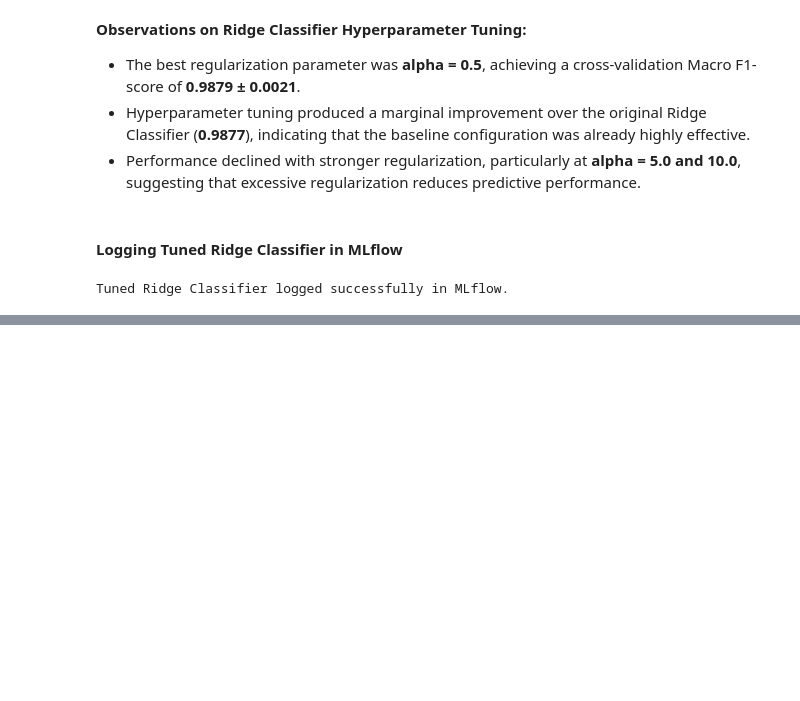
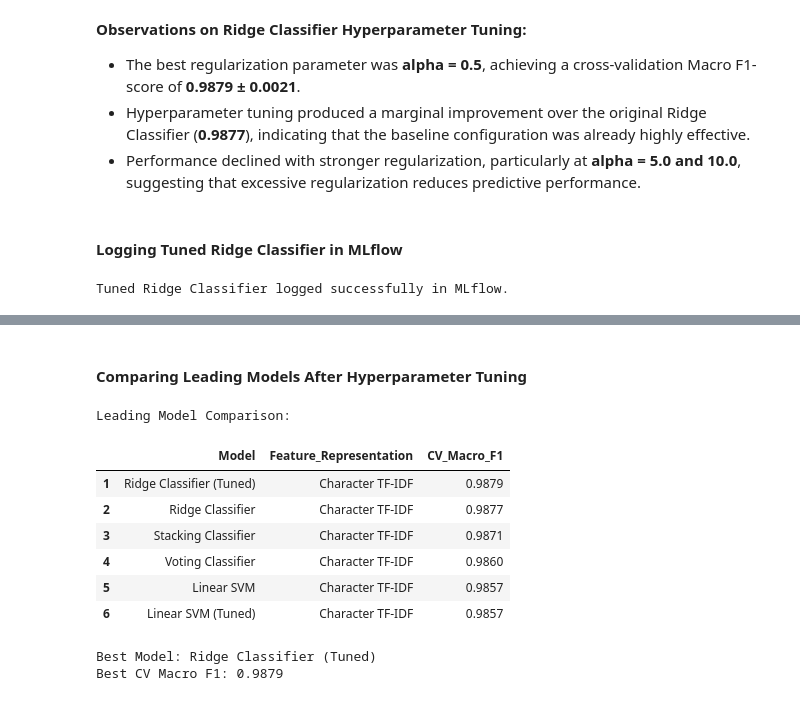
Before and after one commit to TejasMJ/Product-Taxonomy-Intelligence, a Jupyter notebook: notebooks/05_model_development.ipynb, the cells around one changed output, grey strips where cells are left out. Cells and saved outputs as stored; diff of their text form; code cells hidden in the pictures; blank space fills up the shorter version.

```diff
--- a/notebooks/05_model_development.ipynb
+++ b/notebooks/05_model_development.ipynb
@@ -4042,0 +4191,71 @@ Tuned Ridge Classifier logged successfully in MLflow.
+# %% [markdown]
+#### Comparing Leading Models After Hyperparameter Tuning
+# %%
+# Preparing leading model comparison
+leading_models_comparison_df = pd.DataFrame([
+    {
+        "Model": "Ridge Classifier (Tuned)",
+        "Feature_Representation": "Character TF-IDF",
+        "CV_Macro_F1": ridge_grid_search.best_score_
+    },
+    {
+        "Model": "Ridge Classifier",
+        "Feature_Representation": "Character TF-IDF",
+        "CV_Macro_F1": 0.9877
+    },
+    {
+        "Model": "Stacking Classifier",
+        "Feature_Representation": "Character TF-IDF",
+        "CV_Macro_F1": 0.9871
+    },
+    {
+        "Model": "Linear SVM (Tuned)",
+        "Feature_Representation": "Character TF-IDF",
+        "CV_Macro_F1": svm_grid_search.best_score_
+    },
+    {
+        "Model": "Linear SVM",
+        "Feature_Representation": "Character TF-IDF",
+        "CV_Macro_F1": 0.9857
+    },
+    {
+        "Model": "Voting Classifier",
+        "Feature_Representation": "Character TF-IDF",
+        "CV_Macro_F1": 0.9860
+    }
+])
+
+# Ranking models by cross-validation performance
+leading_models_comparison_df = (
+    leading_models_comparison_df
+    .sort_values(
+        "CV_Macro_F1",
+        ascending=False
+    )
+    .reset_index(drop=True)
+)
+
+leading_models_comparison_df.index += 1
+
+print("Leading Model Comparison:")
+display(
+    leading_models_comparison_df.round(4)
+)
+
+# Identifying the strongest model
+best_model_name = leading_models_comparison_df.iloc[0]["Model"]
+best_model_score = leading_models_comparison_df.iloc[0]["CV_Macro_F1"]
+
+print(f"\nBest Model: {best_model_name}")
+print(f"Best CV Macro F1: {best_model_score:.4f}")
+# %% [output]
+Leading Model Comparison:
+|  | Model | Feature_Representation | CV_Macro_F1 |
+| 1 | Ridge Classifier (Tuned) | Character TF-IDF | 0.9879 |
+| 2 | Ridge Classifier | Character TF-IDF | 0.9877 |
+| 3 | Stacking Classifier | Character TF-IDF | 0.9871 |
+| 4 | Voting Classifier | Character TF-IDF | 0.9860 |
+| 5 | Linear SVM | Character TF-IDF | 0.9857 |
+| 6 | Linear SVM (Tuned) | Character TF-IDF | 0.9857 |
+Best Model: Ridge Classifier (Tuned)
+Best CV Macro F1: 0.9879
```
Also changed, not shown: parts of 8 cells of this notebook.
